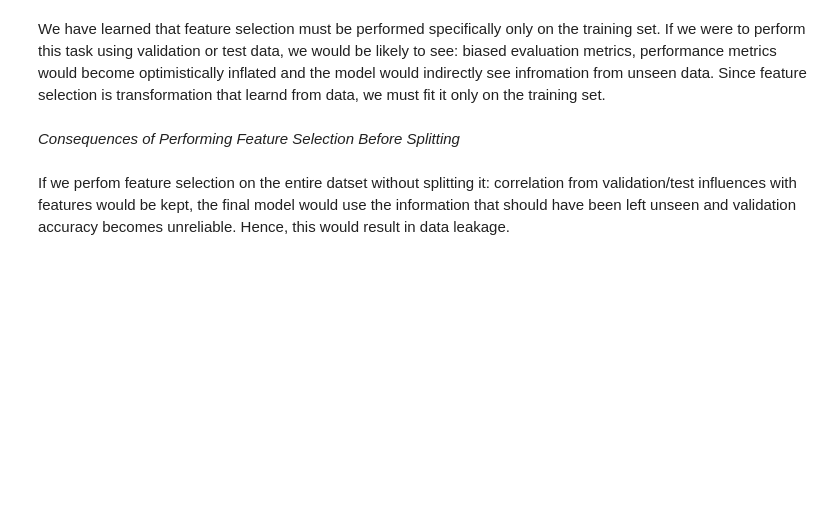
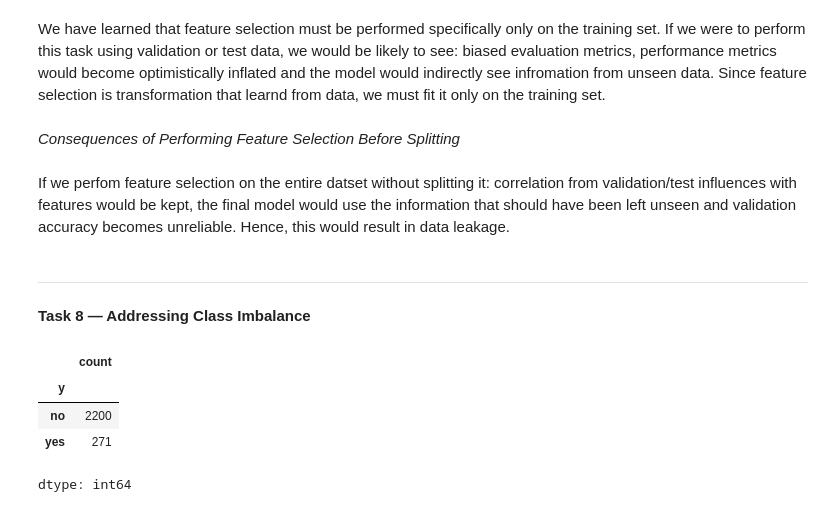
Before and after one commit to mchikovaniieu2024-create/ML-fundamentals-2026, a Jupyter notebook: assignment_1__Marie_Chikovani.ipynb, the cells around one changed output. Drawn from its saved outputs; the diff is of its cells as text; code cells hidden in the pictures; blank space fills up the shorter version.

```diff
--- a/assignment_1__Marie_Chikovani.ipynb
+++ b/assignment_1__Marie_Chikovani.ipynb
@@ -764,3 +766,17 @@ We have learned that feature selection must be performed specifically only on th
 *Consequences of Performing Feature Selection Before Splitting*
 # %% [markdown]
 If we perfom feature selection on the entire datset without splitting it: correlation from validation/test influences with features would be kept, the final model would use the information that should have been left unseen and validation accuracy becomes unreliable. Hence, this would result in data leakage.
+# %% [markdown]
+
+
+---
+# %% [markdown]
+**Task 8 — Addressing Class Imbalance**
+# %%
+y_train_full.value_counts()
+# %% [output]
+|  | count |
+| y |  |
+| no | 2200 |
+| yes | 271 |
+dtype: int64
```
Also changed, not shown: parts of 25 cells of this notebook.
